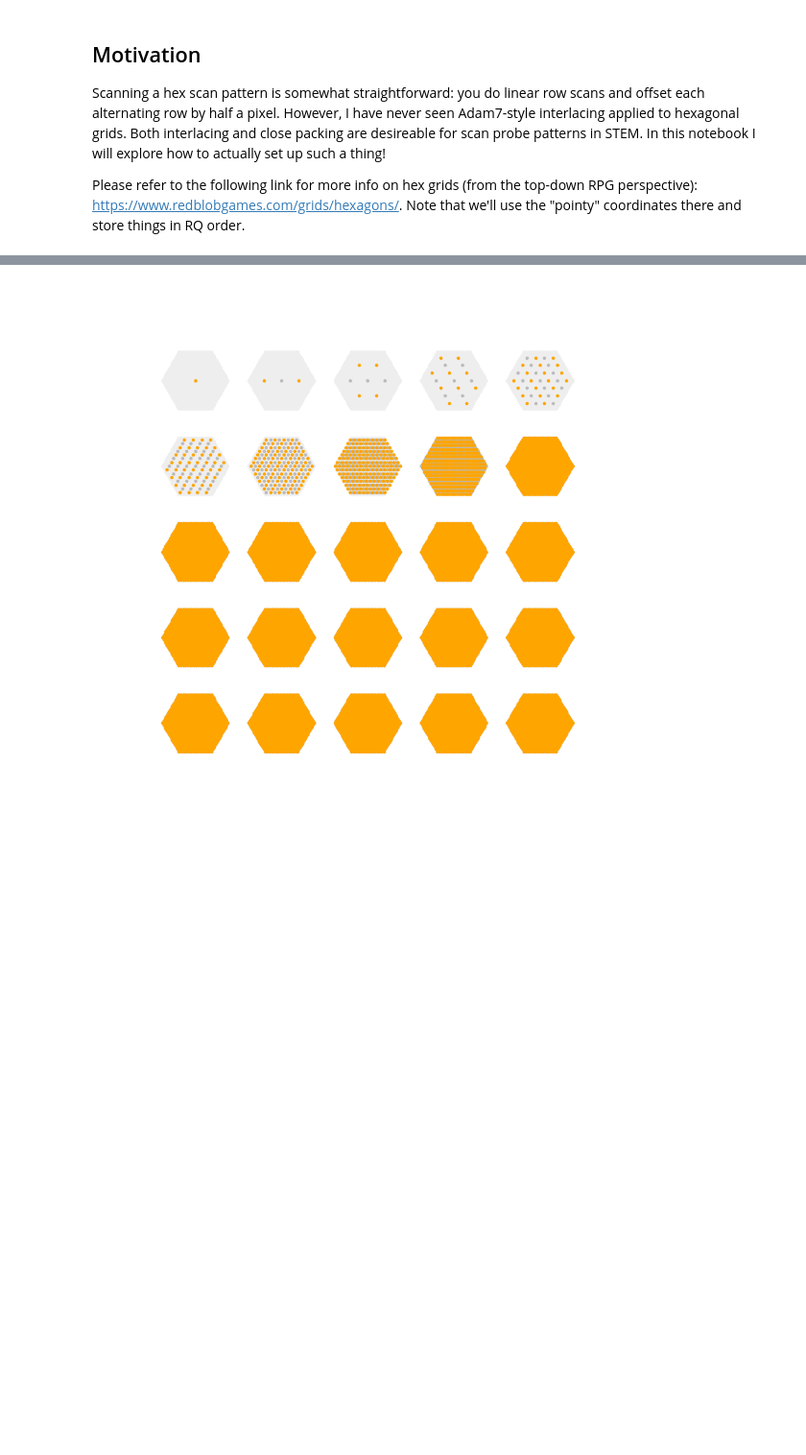
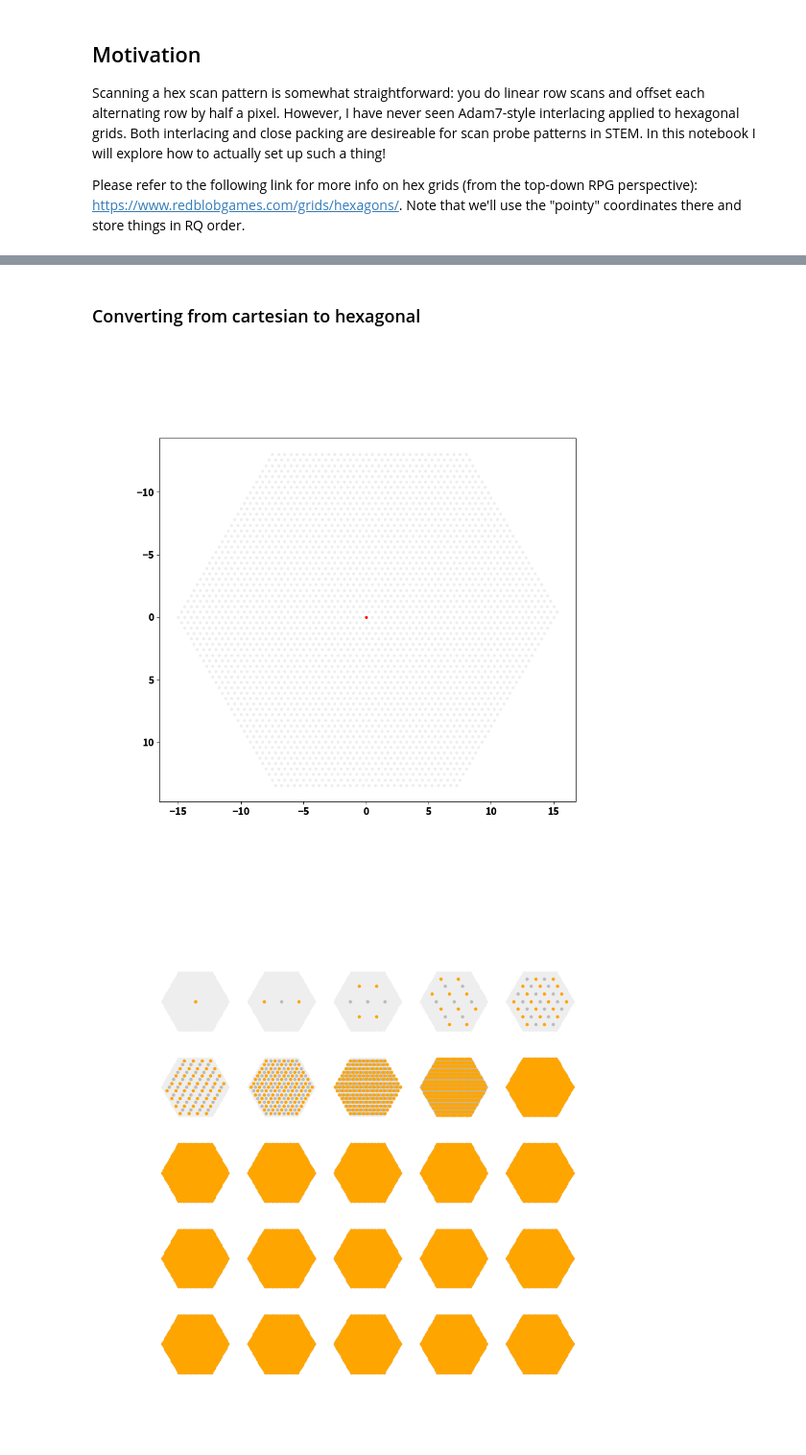
Before and after one commit to jacobhinkle/hex_interlacing, a Jupyter notebook: notebooks/HexInterlacing.ipynb, the cells around one changed output, grey strips where cells are left out. Shown at 96% size. Drawn from its saved outputs; the diff is of its cells as text; code cells hidden in the pictures; blank space fills up the shorter version.

```diff
--- a/notebooks/HexInterlacing.ipynb
+++ b/notebooks/HexInterlacing.ipynb
@@ -106,3 +78,46 @@ ax.set_aspect('equal')
+# %% [markdown]
+### Converting from cartesian to hexagonal
+# %%
+# convert rq to yx
+eq = np.array([0.0, 1.0])
+er = np.array([np.sqrt(3) / 2, 0.5])
+
+
+def rq2yx(r, q):
+    return r * er[0] + q * eq[0], r * er[1] + q * eq[1]
+
+
+def plot_hex_grid(color="#EEE", ax=None):
+    if ax is None:
+        fig, ax = plt.subplots()
+    ys, xs = rq2yx(rs, qs)
+    ax.plot(xs[hexmask], ys[hexmask], ".", color=color)
+
+
+def plot_points(rqs, color="#000", ax=None):
+    if ax is None:
+        fig, ax = plt.subplots()
+    mask = np.zeros_like(rs, dtype=bool)
+    xs = [r * er[1] + q * eq[1] for r, q in rqs]
+    ys = [r * er[0] + q * eq[0] for r, q in rqs]
+    ax.plot(xs, ys, ".", color=color)
+
+
+def plot_mask(mask, *args, **kwargs):
+    r = rs[mask]
+    q = qs[mask]
+    rqs = np.stack((q, r), axis=-1).tolist()
+    plot_points(rqs, *args, **kwargs)
+
+
+fig, ax = plt.subplots(figsize=(10, 10))
+plot_hex_grid(ax=ax)
+plot_points([[0, 0]], color="r", ax=ax)
+ax.invert_yaxis()
+ax.set_aspect("equal")
+# ax.axis('off');
+# %% [output]
+[figure, added]
 # %%
 # this defines the order of directions that we interlace in, in RQ coords
 offsets = [(0, 1), (1, 0), (-1, 1)]
```
Also changed, not shown: parts of 23 cells of this notebook, 1 other file.
